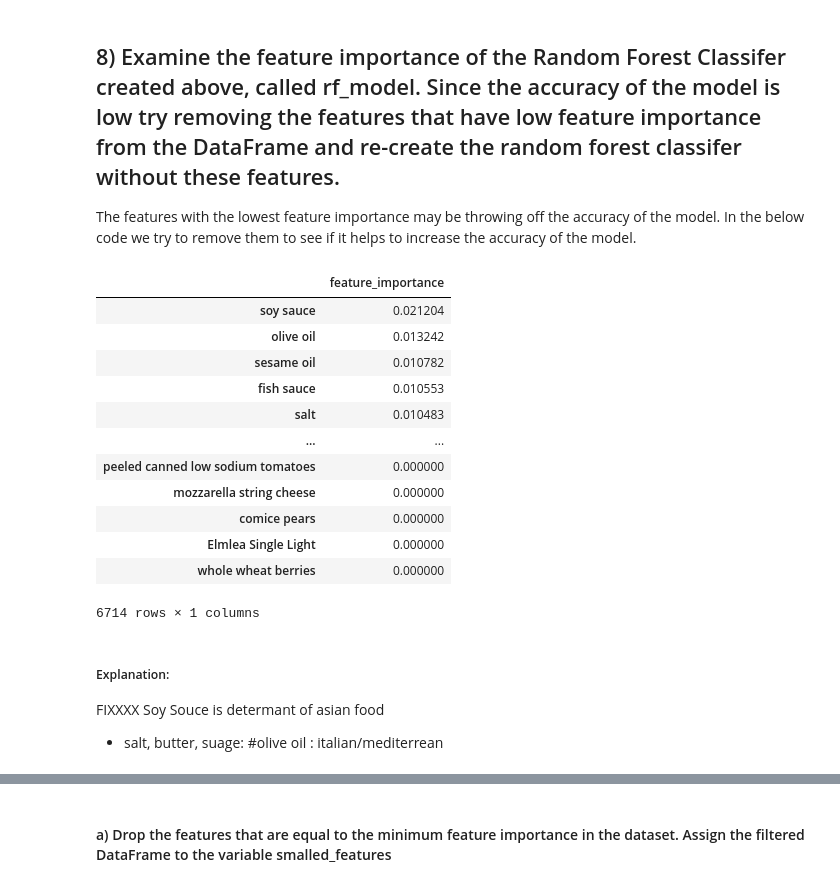
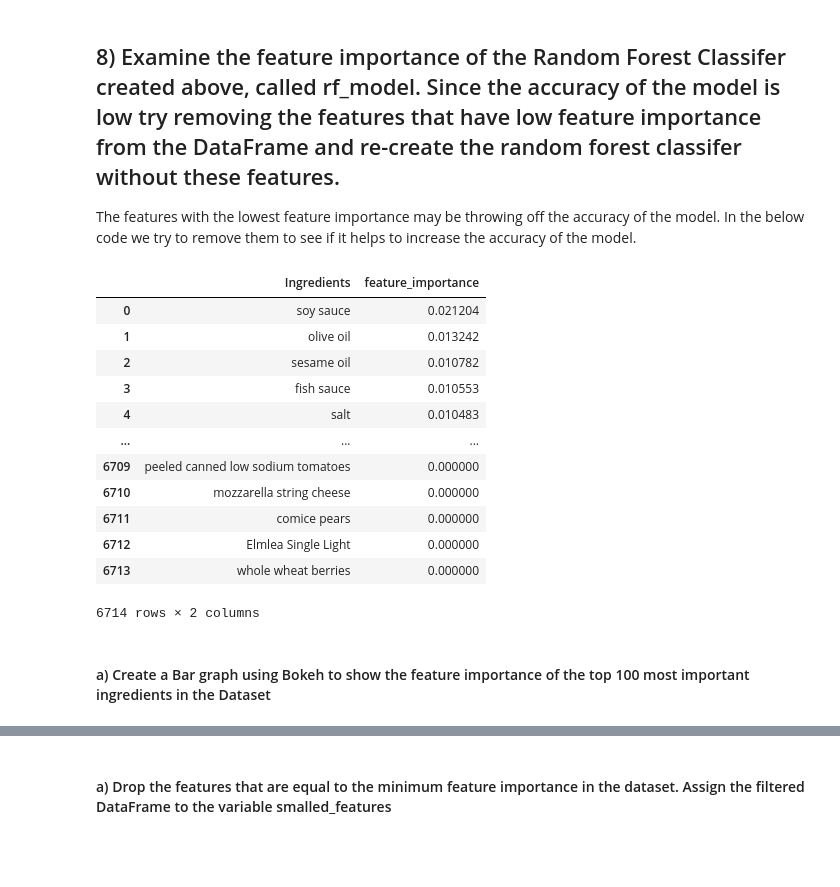
Before and after one commit to samcoh/kaggle_competition_cooking, a Jupyter notebook: Kaggle_Competition.ipynb, the cells around one changed output, grey strips where cells are left out. Drawn from its saved outputs; the diff is of its cells as text; code cells hidden in the pictures; blank space fills up the shorter version.

Commit message:
added feature importance graph and submission csv/json file

```diff
--- a/Kaggle_Competition.ipynb
+++ b/Kaggle_Competition.ipynb
@@ -695,24 +697,25 @@ feature_importance =rf_model.feature_importances_
 # %%
 feat_imp=pd.DataFrame({"feature_importance":feature_importance}, index = X.columns)
 # %%
-feat_imp.sort_values(by = "feature_importance", ascending = False)
+feat_imp=feat_imp.sort_values(by = "feature_importance", ascending = False)
-# %% [output]
-|  | feature_importance |
-| soy sauce | 0.021204 |
-| olive oil | 0.013242 |
-| sesame oil | 0.010782 |
-| fish sauce | 0.010553 |
-| salt | 0.010483 |
-| ... | ... |
-| peeled canned low sodium tomatoes | 0.000000 |
-| mozzarella string cheese | 0.000000 |
-| comice pears | 0.000000 |
-| Elmlea Single Light | 0.000000 |
-| whole wheat berries | 0.000000 |
-6714 rows × 1 columns
-# %% [markdown]
-##### Explanation:
-FIXXXX
-Soy Souce is determant of asian food
-- salt, butter, suage:
-#olive oil : italian/mediterrean
+# %%
+feat_imp=feat_imp.reset_index()
+feat_imp.columns = ["Ingredients","feature_importance"]
+# %%
+feat_imp
+# %% [output]
+|  | Ingredients | feature_importance |
+| 0 | soy sauce | 0.021204 |
+| 1 | olive oil | 0.013242 |
+| 2 | sesame oil | 0.010782 |
+| 3 | fish sauce | 0.010553 |
+| 4 | salt | 0.010483 |
+| ... | ... | ... |
+| 6709 | peeled canned low sodium tomatoes | 0.000000 |
+| 6710 | mozzarella string cheese | 0.000000 |
+| 6711 | comice pears | 0.000000 |
+| 6712 | Elmlea Single Light | 0.000000 |
+| 6713 | whole wheat berries | 0.000000 |
+6714 rows × 2 columns
+# %% [markdown]
+#### a) Create a Bar graph using Bokeh to show the feature importance of the top 100 most important ingredients in the Dataset
```
Also changed, not shown: parts of 13 cells of this notebook, 2 other files.
